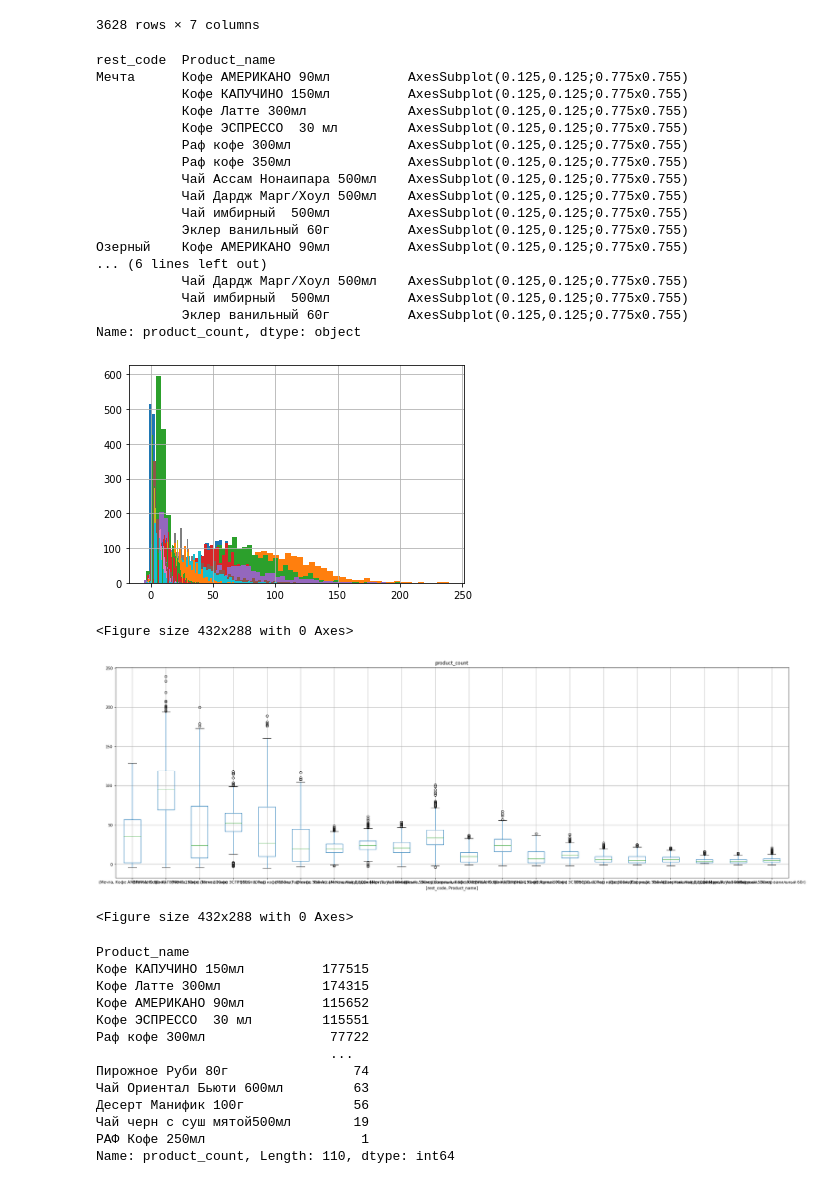
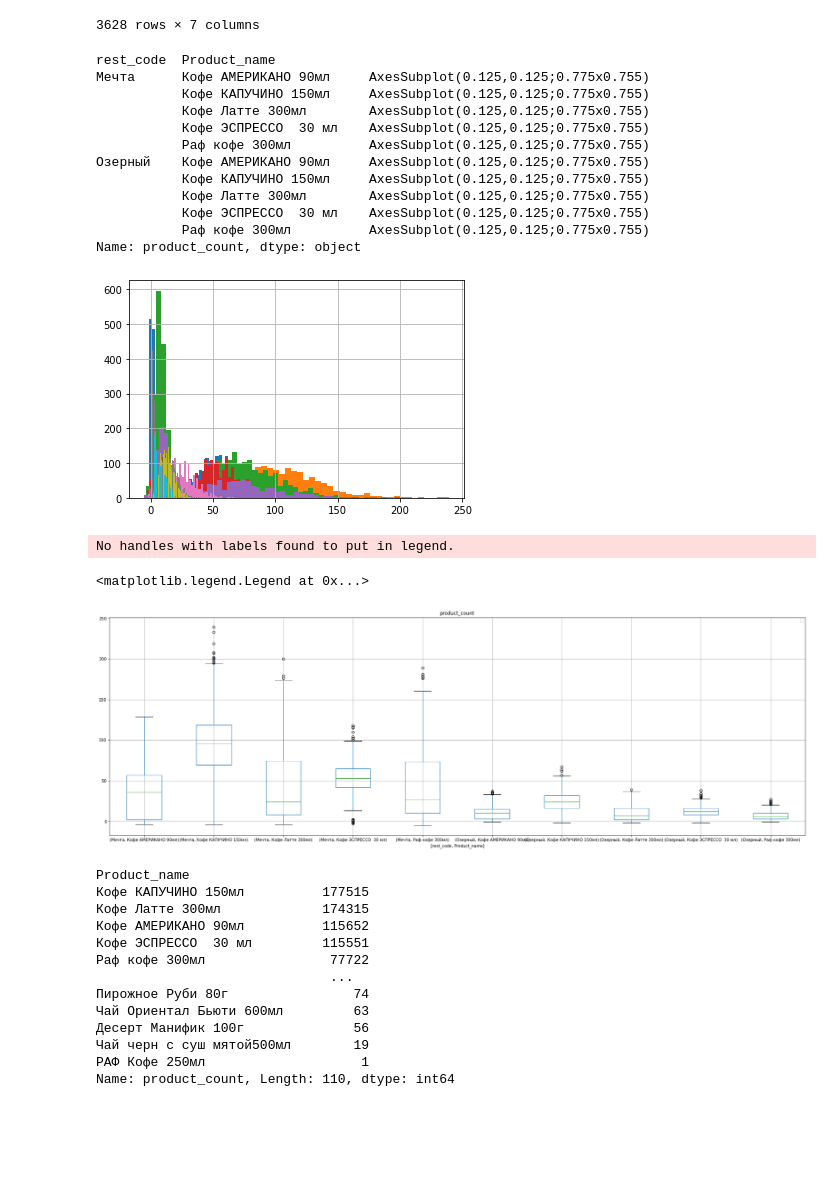
Before and after one commit to ancka019/data_analysis-, a Jupyter notebook: hw2.ipynb, the cells around one changed output. Cells and saved outputs as stored; diff of their text form; code cells hidden in the pictures; blank space fills up the shorter version.

```diff
--- a/hw2.ipynb
+++ b/hw2.ipynb
@@ -141,36 +142,31 @@ mergeList[mergeList['Product_name'] == 'Кофе ЭСПРЕССО  30 мл']
 | 54081 | 17.07.2013 | 821001 | Мечта | 40 | Кофе ЭСПРЕССО 30 мл | NaN | NaN |
 3628 rows × 7 columns
 # %%
-top10 = list(mergeList.groupby('Product_name')['product_count'].sum().sort_values(ascending = False).head(10).index.values)
+top5 = list(mergeList.groupby('Product_name')['product_count'].sum().sort_values(ascending = False).head(5).index.values)
 # %%
-mergeList[mergeList['Product_name'].isin(top10)].groupby(['rest_code', 'Product_name'])['product_count'].hist(bins=50)
+mergeList[mergeList['Product_name'].isin(top5)].groupby(['rest_code', 'Product_name'])['product_count'].hist(bins=50)
 # %% [output]
 rest_code  Product_name
-Мечта      Кофе АМЕРИКАНО 90мл          AxesSubplot(0.125,0.125;0.775x0.755)
-           Кофе КАПУЧИНО 150мл          AxesSubplot(0.125,0.125;0.775x0.755)
-           Кофе Латте 300мл             AxesSubplot(0.125,0.125;0.775x0.755)
-           Кофе ЭСПРЕССО  30 мл         AxesSubplot(0.125,0.125;0.775x0.755)
-           Раф кофе 300мл               AxesSubplot(0.125,0.125;0.775x0.755)
-           Раф кофе 350мл               AxesSubplot(0.125,0.125;0.775x0.755)
-           Чай Ассам Нонаипара 500мл    AxesSubplot(0.125,0.125;0.775x0.755)
-           Чай Дардж Марг/Хоул 500мл    AxesSubplot(0.125,0.125;0.775x0.755)
-           Чай имбирный  500мл          AxesSubplot(0.125,0.125;0.775x0.755)
-           Эклер ванильный 60г          AxesSubplot(0.125,0.125;0.775x0.755)
-Озерный    Кофе АМЕРИКАНО 90мл          AxesSubplot(0.125,0.125;0.775x0.755)
-... (6 lines left out)
-           Чай Дардж Марг/Хоул 500мл    AxesSubplot(0.125,0.125;0.775x0.755)
-           Чай имбирный  500мл          AxesSubplot(0.125,0.125;0.775x0.755)
-           Эклер ванильный 60г          AxesSubplot(0.125,0.125;0.775x0.755)
+Мечта      Кофе АМЕРИКАНО 90мл     AxesSubplot(0.125,0.125;0.775x0.755)
+           Кофе КАПУЧИНО 150мл     AxesSubplot(0.125,0.125;0.775x0.755)
+           Кофе Латте 300мл        AxesSubplot(0.125,0.125;0.775x0.755)
+           Кофе ЭСПРЕССО  30 мл    AxesSubplot(0.125,0.125;0.775x0.755)
+           Раф кофе 300мл          AxesSubplot(0.125,0.125;0.775x0.755)
+Озерный    Кофе АМЕРИКАНО 90мл     AxesSubplot(0.125,0.125;0.775x0.755)
+           Кофе КАПУЧИНО 150мл     AxesSubplot(0.125,0.125;0.775x0.755)
+           Кофе Латте 300мл        AxesSubplot(0.125,0.125;0.775x0.755)
+           Кофе ЭСПРЕССО  30 мл    AxesSubplot(0.125,0.125;0.775x0.755)
+           Раф кофе 300мл          AxesSubplot(0.125,0.125;0.775x0.755)
 Name: product_count, dtype: object
-[figure, old version]
+[figure, new version]
 # %%
-ax = mergeList[mergeList['Product_name'].isin(top10)].boxplot(figsize=(30,10), column='product_count', by = ['rest_code', 'Product_name'])
+ax = mergeList[mergeList['Product_name'].isin(top5)].boxplot(figsize=(30,10), column='product_count', by = ['rest_code', 'Product_name'])
 ax.get_figure().suptitle('')
-plt.figure()
+plt.legend()
 # %% [output]
-<Figure size 432x288 with 0 Axes>
+No handles with labels found to put in legend.
+<matplotlib.legend.Legend at 0x...>
-[figure, old version]
+[figure, new version]
-<Figure size 432x288 with 0 Axes>
 # %%
 mergeList.groupby('Product_name')['product_count'].sum().sort_values(ascending = False)
 # %% [output]
```
Also changed, not shown: parts of 6 cells of this notebook.
